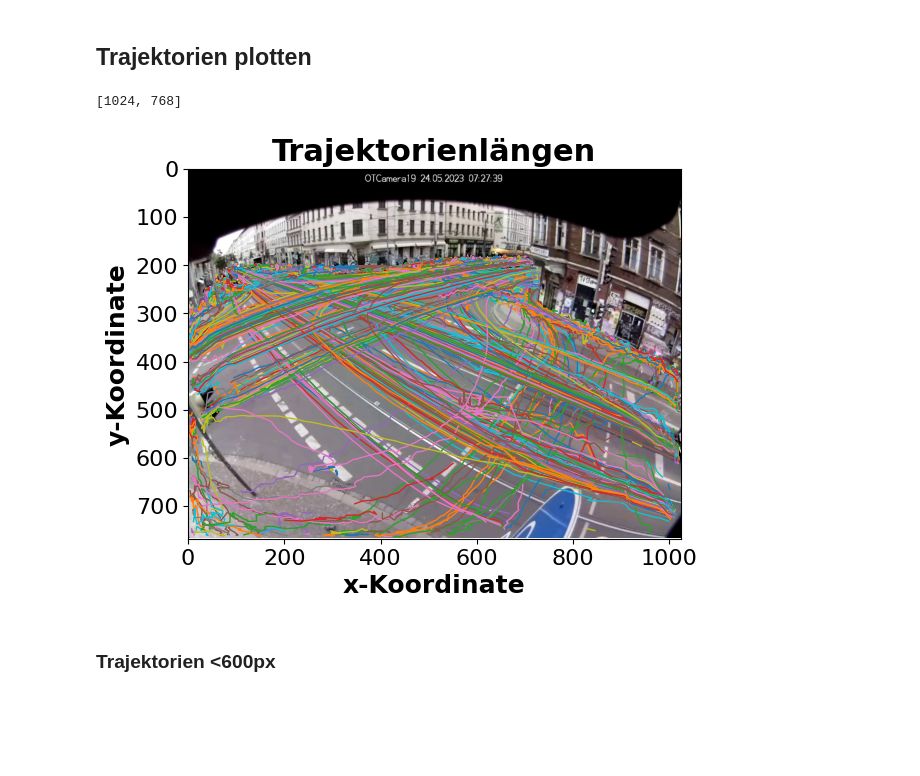
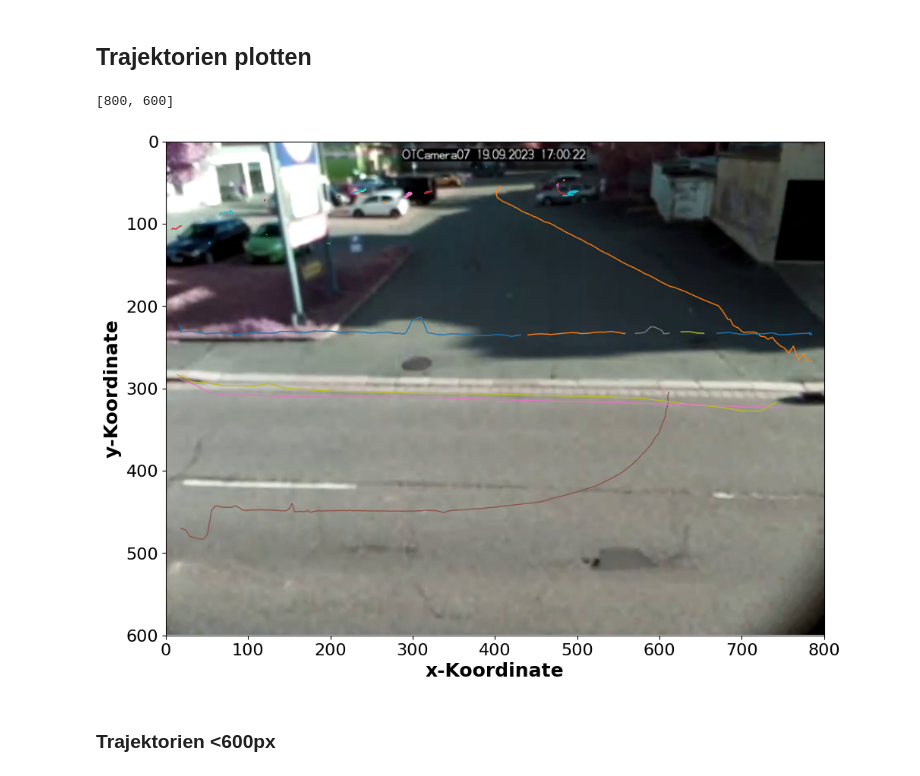
Before and after one commit to jobremer/OTVision, a Jupyter notebook: MA/plot_trajectories.ipynb, the cells around one changed output. Cells and saved outputs as stored; diff of their text form; code cells hidden in the pictures; blank space fills up the shorter version.

```diff
--- a/MA/plot_trajectories.ipynb
+++ b/MA/plot_trajectories.ipynb
@@ -22,7 +22,7 @@ from scripts.plotfunctions import plot_histogram
 # dirpath = "Z:/04_Daten/GroundThruth/Leipzig/OTC19"
 # filename = "OTCamera19_FR20_2023-05-24_07-15-00"
 
-dirpath = "Z:/04_Daten/GroundThruth/Fussverkehrausfkommen/OTC07_23-09-19_17-00-00/test"
+dirpath = "C:/Users/ev2752/Documents/OTVision/OTVision_Extended_IOU/tests/data"
 filename = "Testvideo_Luecke_FR20_2023-09-19_17-12-36_Sued"
 fileending = '.ottrk'
 filepath = os.path.join(dirpath, filename) + fileending
@@ -71,18 +71,18 @@ plt.show(plot_histogram(data,
 # %%
 from scripts.plotfunctions import plot_trajectory
 
 data = OTCdetections
 plt.show(plot_trajectory(data,
                          dirpath,
                          fontsize=18,
                          box=box,
                          show_background=True,
-                         titletext='Trajektorienlängen',
+                        #  titletext='Trajektorienlängen',
                         #  savename="10a_Trajectories_all"
                         ))
 # %% [output]
-[1024, 768]
+[800, 600]
-[figure, old version]
+[figure, new version]
 # %% [markdown]
 ### Trajektorien <600px
 # %%
```
Also changed, not shown: 3 other files.
